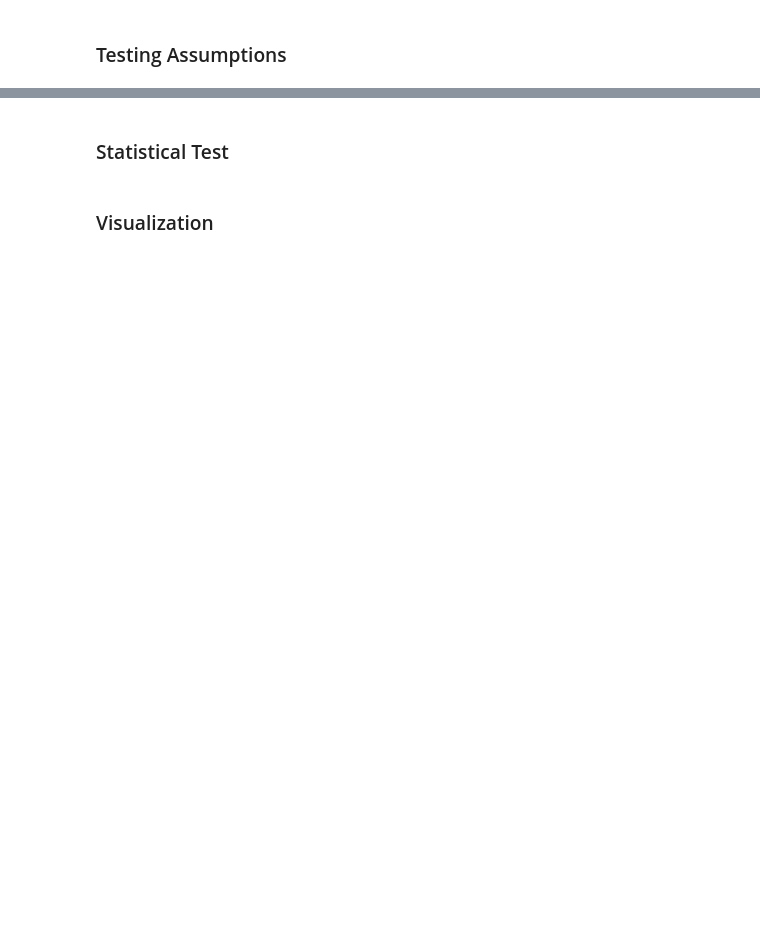
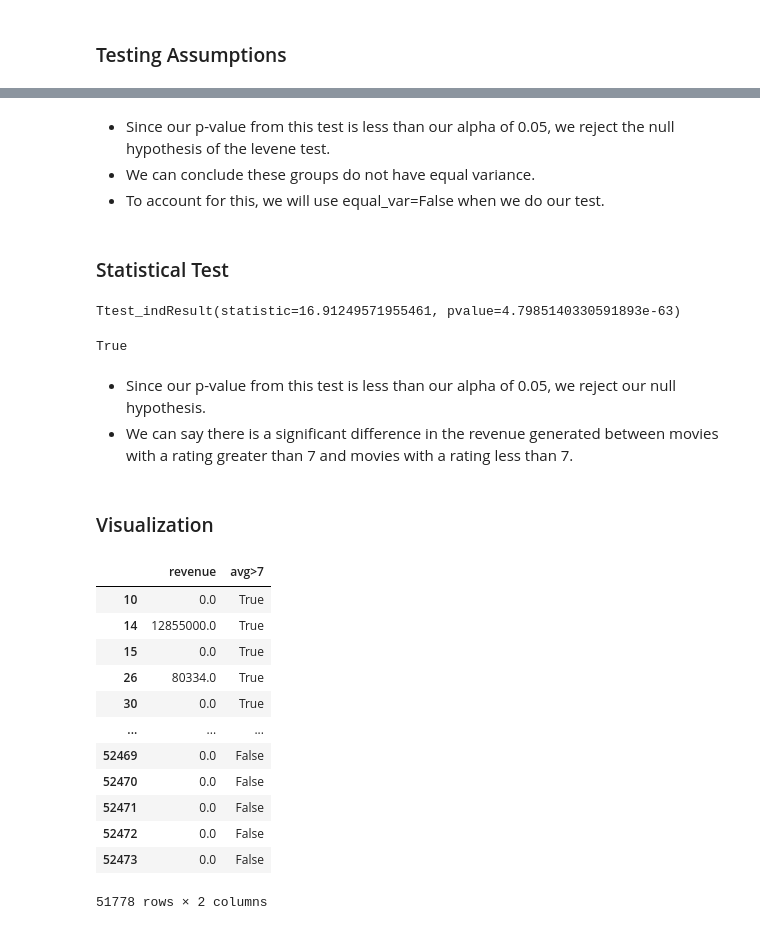
Before and after one commit to Zach-Hanson3/Project-3, a Jupyter notebook: Hypothesis Testing.ipynb, the cells around one changed output, grey strips where cells are left out. Saved outputs shown, nothing was run; the diff lists cells and outputs as text; code cells hidden in the pictures; blank space fills up the shorter version.

```diff
--- a/Hypothesis Testing.ipynb
+++ b/Hypothesis Testing.ipynb
@@ -289,0 +322,5 @@ plt.ylabel('Revenue (millions of dollars)');
+# %%
+greater_than = rating_df.loc[rating_df['avg>7']==True, ['revenue', 'avg>7']]
+less_than = rating_df.loc[rating_df['avg>7']==False, ['revenue', 'avg>7']]
+print(f'There are {len(greater_than)} movies with a rating > 7.0.')
+print(f'There are {len(less_than)} movies with a rating < 7.0.')
@@ -290,4 +368,38 @@ plt.ylabel('Revenue (millions of dollars)');
+# %% [markdown]
+- Since our p-value from this test is less than our alpha of 0.05, we reject the null hypothesis of the levene test.
+- We can conclude these groups do not have equal variance.
+- To account for this, we will use equal_var=False when we do our test.
 # %% [markdown]
 ### Statistical Test
+# %%
+result = stats.ttest_ind(greater_than_group, less_than_group, equal_var=False)
+
+print(result)
+result.pvalue < 0.05
+# %% [output]
+Ttest_indResult(statistic=16.91249571955461, pvalue=4.7985140330591893e-63)
+True
+# %% [markdown]
+- Since our p-value from this test is less than our alpha of 0.05, we reject our null hypothesis.
+- We can say there is a significant difference in the revenue generated between movies with a rating greater than 7 and movies with a rating less than 7.
 # %% [markdown]
 ### Visualization
+# %%
+plot_df = pd.concat([greater_than.loc[~greater_outliers],
+                     less_than.loc[~less_outliers]],
+                     axis=0)
+plot_df
+# %% [output]
+|  | revenue | avg>7 |
+| 10 | 0.0 | True |
+| 14 | 12855000.0 | True |
+| 15 | 0.0 | True |
+| 26 | 80334.0 | True |
+| 30 | 0.0 | True |
+| ... | ... | ... |
+| 52469 | 0.0 | False |
+| 52470 | 0.0 | False |
+| 52471 | 0.0 | False |
+| 52472 | 0.0 | False |
+| 52473 | 0.0 | False |
+51778 rows × 2 columns
```
Also changed, not shown: parts of 21 cells of this notebook.
